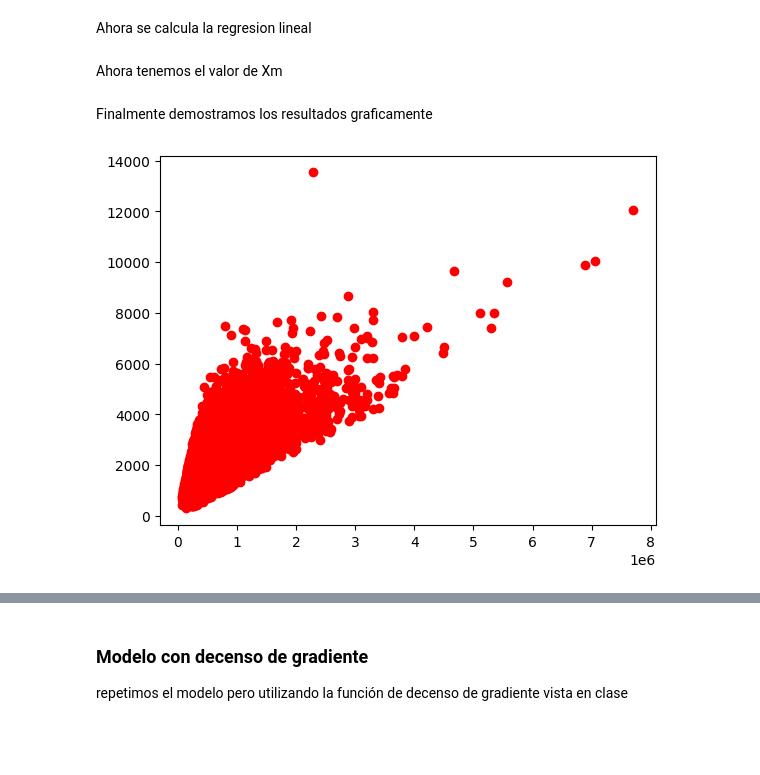
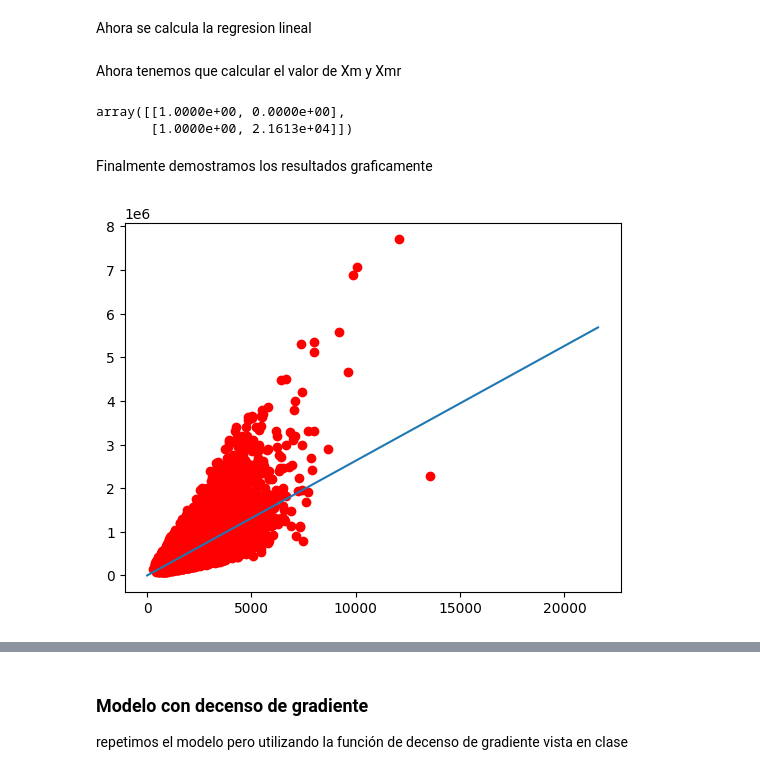
Before and after one commit to MaJu502/regresion-lineal-IA, a Jupyter notebook: regresion_lineal_polinomica.ipynb, the cells around one changed output, grey strips where cells are left out. Cells and saved outputs as stored; diff of their text form; code cells hidden in the pictures; blank space fills up the shorter version.

```diff
--- a/regresion_lineal_polinomica.ipynb
+++ b/regresion_lineal_polinomica.ipynb
@@ -120,11 +120,11 @@ Xr = np.column_stack((np.ones((len(X), 1)), X.reshape(-1, 1))).reshape(-1,2)
 # %% [markdown]
 ahora el primer valor que tomara el theta
 # %%
-theta_0 = np.random.rand(Xr.shape[1])
-theta_0 = theta_0[~np.isnan(theta_0)].reshape(-1, 1)
+theta_0 = np.random.rand(Xr.shape[1],1)
+theta_0 = theta_0[~np.isnan(theta_0)].reshape((-1, 1))
 # %% [markdown]
 Ahora se calcula la regresion lineal
 # %%
-thetaf, cost = regLineal(Xr, Y, theta_0, cost, grad, a=0.025, n=100)
+thetaf, cost = regLineal(Xr, Y, theta_0, cost, grad, a=0.00000001, n=75)
 # %% [markdown]
-Ahora tenemos el valor de Xm
+Ahora tenemos que calcular el valor de Xm y Xmr
@@ -133,9 +131,18 @@ xmr = np.array([[1, 0], [1, len(X)]])
+# %%
+xm = np.array([[0], [len(X)]])
+xmr = np.concatenate((np.ones((2, 1)), xm), axis=1)
+xmr
+# %% [output]
+array([[1.0000e+00, 0.0000e+00],
+       [1.0000e+00, 2.1613e+04]])
+# %%
+ym = xmr @ thetaf
 # %% [markdown]
 Finalmente demostramos los resultados graficamente
 # %%
 import matplotlib.pyplot as plt
-plt.plot(Xr[:,1], Y, 'ro')
-plt.plot(np.array([[0], [len(X)]]), xmr @ thetaf)
+plt.plot(X, Y, 'ro') #puntos
+plt.plot(xm,ym) #regresion
 plt.show()
 # %% [output]
-[figure, old version]
+[figure, new version]
```
Also changed, not shown: parts of 4 cells of this notebook, 1 other file.
